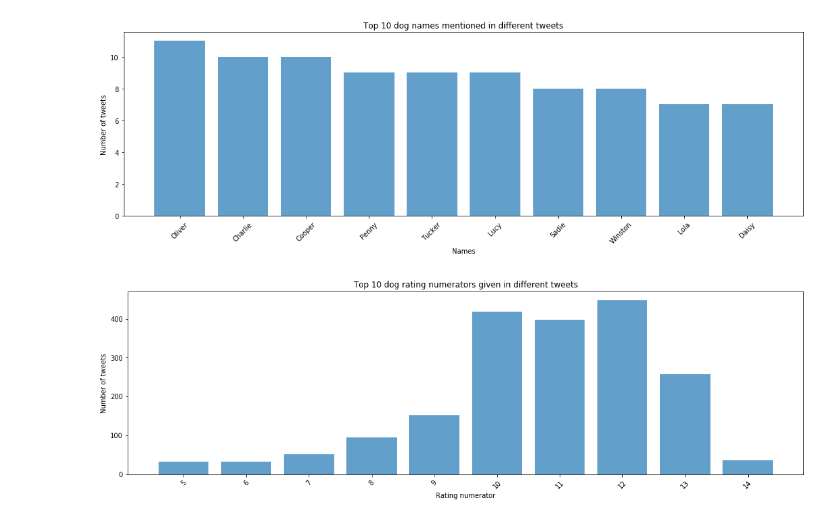
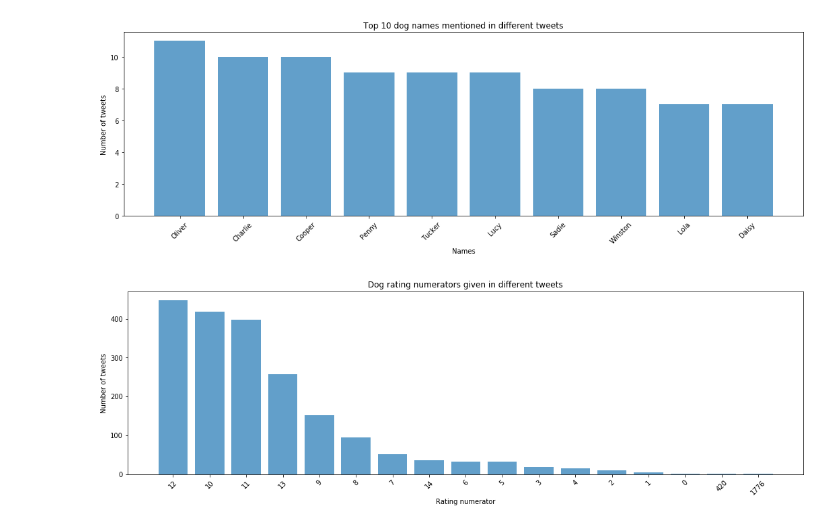
Before and after one commit to dsllt/Udacity_DA_P4, a Jupyter notebook: wrangle_act.ipynb, the cells around one changed output. Cells and saved outputs as stored; diff of their text form; code cells hidden in the pictures.

```diff
--- a/wrangle_act.ipynb
+++ b/wrangle_act.ipynb
@@ -561,5 +559,7 @@ image_prediction_clean['dog_bread'] = dog_breads
+# %%
+image_prediction_clean['dog_breed'] = dog_breed
 # %%
-image_prediction_clean = image_prediction_clean.loc[:,['tweet_id', 'jpg_url','img_num','dog_bread']]
+image_prediction_clean = image_prediction_clean.loc[:,['tweet_id', 'jpg_url','img_num','dog_breed']]
 # %% [markdown]
 ##### Test
 # %%
@@ -1053,7 +1053,7 @@ Name: dog_stages, dtype: int64
 # %% [markdown]
 ##### Code
 # %%
-twitter_archive_clean.loc[:,'dog_bread'] = twitter_archive_clean.dog_bread.replace('not a dog', np.nan)
+twitter_archive_clean.loc[:,'dog_breed'] = twitter_archive_clean.dog_breed.replace('not a dog', np.nan)
 # %% [markdown]
 ##### Test
 # %%
@@ -1068,7 +1068,7 @@ twitter_archive_clean[twitter_archive_clean.dog_bread == 'not a dog']
 # %% [markdown]
 ##### Code
 # %%
-twitter_archive_clean['dog_bread'] = twitter_archive_clean.dog_bread.str.replace('_', ' ').str.title()
+twitter_archive_clean['dog_breed'] = twitter_archive_clean.dog_breed.str.replace('_', ' ').str.title()
 # %% [markdown]
 ##### Test
 # %%
@@ -1267,15 +1283,15 @@ plt.title('Top 10 dog names mentioned in different tweets');
 # %%
 dog_rating = twitter_archive_clean_date.rating_numerator.value_counts().index
 dog_rating_values = twitter_archive_clean_date.rating_numerator.value_counts().values
 
 f, ax = plt.subplots(figsize=(18,5))
-plt.bar(dog_rating[:10], dog_rating_values[:10], alpha = 0.7)
+plt.bar(np.arange(0,len(dog_rating)), dog_rating_values, alpha = 0.7)
 plt.xlabel('Rating numerator')
 plt.ylabel('Number of tweets')
-plt.xticks(dog_rating[:10], rotation='45')
-plt.title('Top 10 dog rating numerators given in different tweets');
+plt.xticks(np.arange(0,len(dog_rating)),dog_rating , rotation='45')
+plt.title('Dog rating numerators given in different tweets');
 # %% [output]
-[figure, old version]
+[figure, new version]
 # %%
 twitter_archive_clean_date.groupby('rating_numerator').rating_numerator.count()
 # %% [output]
```
Also changed, not shown: parts of 33 cells of this notebook, 3 other files.
